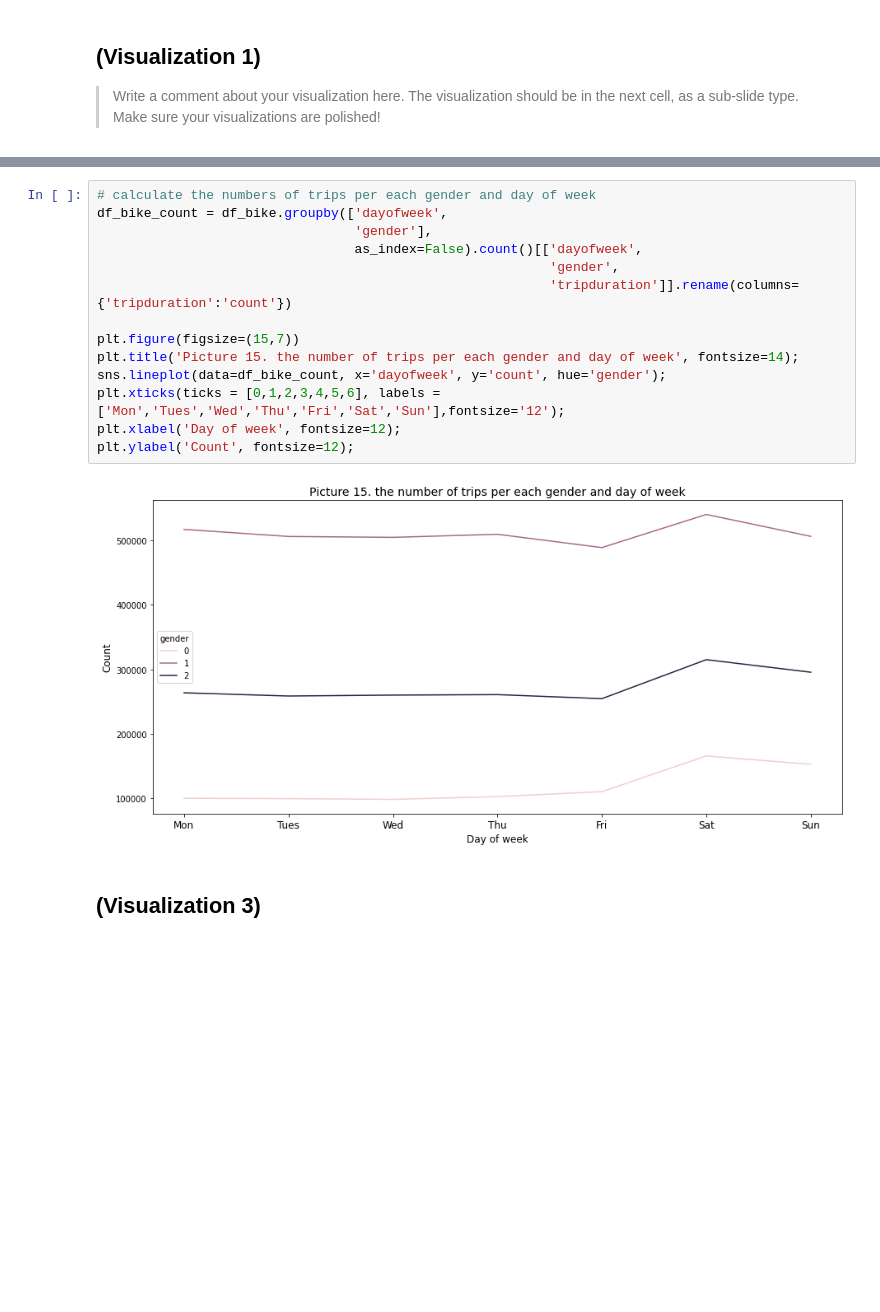
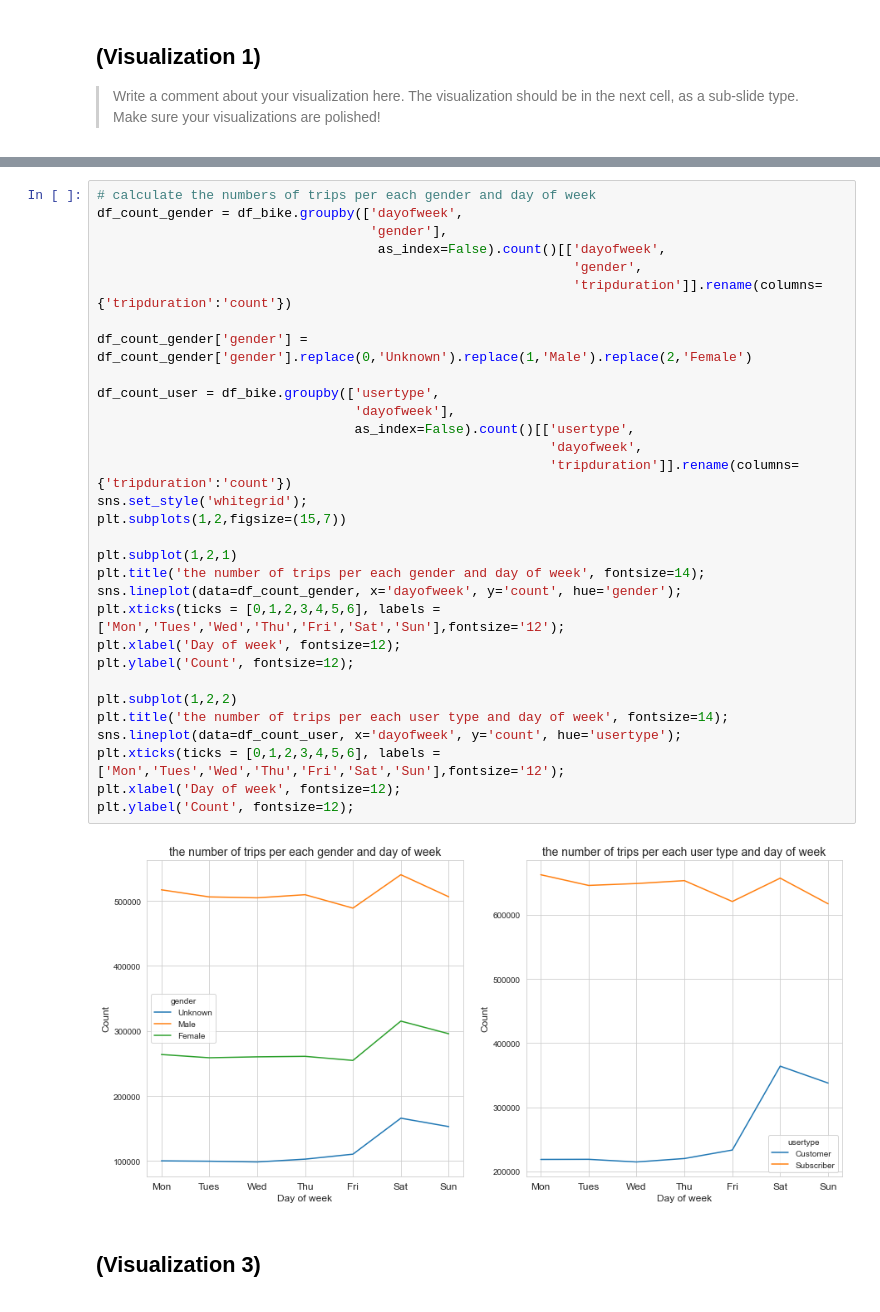
Before and after one commit to Aete/DAND_data_visualization, a Jupyter notebook: slide_deck.ipynb, the cells around one changed output, grey strips where cells are left out. Saved outputs shown, nothing was run; the diff lists cells and outputs as text; blank space fills up the shorter version.

```diff
--- a/slide_deck.ipynb
+++ b/slide_deck.ipynb
@@ -73,19 +44,36 @@ but feel free to add more if you'd like!
 # %%
 # calculate the numbers of trips per each gender and day of week
-df_bike_count = df_bike.groupby(['dayofweek',
-                                 'gender'],
-                                 as_index=False).count()[['dayofweek',
-                                                          'gender',
+df_count_gender = df_bike.groupby(['dayofweek',
+                                   'gender'],
+                                    as_index=False).count()[['dayofweek',
+                                                             'gender',
+                                                             'tripduration']].rename(columns={'tripduration':'count'})
+
+df_count_gender['gender'] = df_count_gender['gender'].replace(0,'Unknown').replace(1,'Male').replace(2,'Female')
+
+df_count_user = df_bike.groupby(['usertype',
+                                 'dayofweek'],
+                                 as_index=False).count()[['usertype',
+                                                          'dayofweek',
                                                           'tripduration']].rename(columns={'tripduration':'count'})
+sns.set_style('whitegrid');
+plt.subplots(1,2,figsize=(15,7))
 
-plt.figure(figsize=(15,7))
-plt.title('Picture 15. the number of trips per each gender and day of week', fontsize=14);
-sns.lineplot(data=df_bike_count, x='dayofweek', y='count', hue='gender');
+plt.subplot(1,2,1)
+plt.title('the number of trips per each gender and day of week', fontsize=14);
+sns.lineplot(data=df_count_gender, x='dayofweek', y='count', hue='gender');
 plt.xticks(ticks = [0,1,2,3,4,5,6], labels = ['Mon','Tues','Wed','Thu','Fri','Sat','Sun'],fontsize='12');
 plt.xlabel('Day of week', fontsize=12);
 plt.ylabel('Count', fontsize=12);
+
+plt.subplot(1,2,2)
+plt.title('the number of trips per each user type and day of week', fontsize=14);
+sns.lineplot(data=df_count_user, x='dayofweek', y='count', hue='usertype');
+plt.xticks(ticks = [0,1,2,3,4,5,6], labels = ['Mon','Tues','Wed','Thu','Fri','Sat','Sun'],fontsize='12');
+plt.xlabel('Day of week', fontsize=12);
+plt.ylabel('Count', fontsize=12);
 # %% [output]
-[figure, old version]
+[figure, new version]
 # %% [markdown]
 ## (Visualization 3)
 
```
Also changed, not shown: parts of 7 cells of this notebook, 4 other files.
